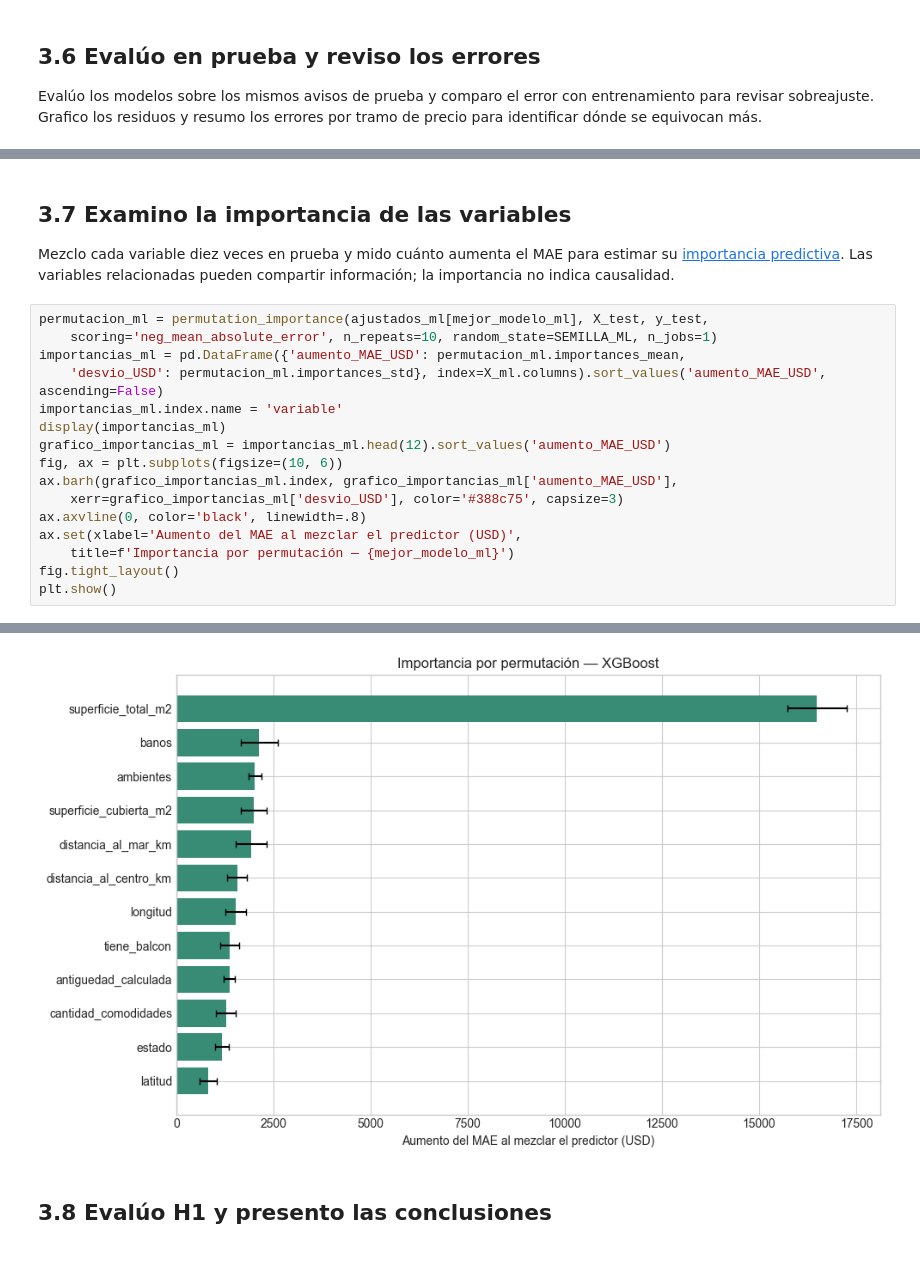
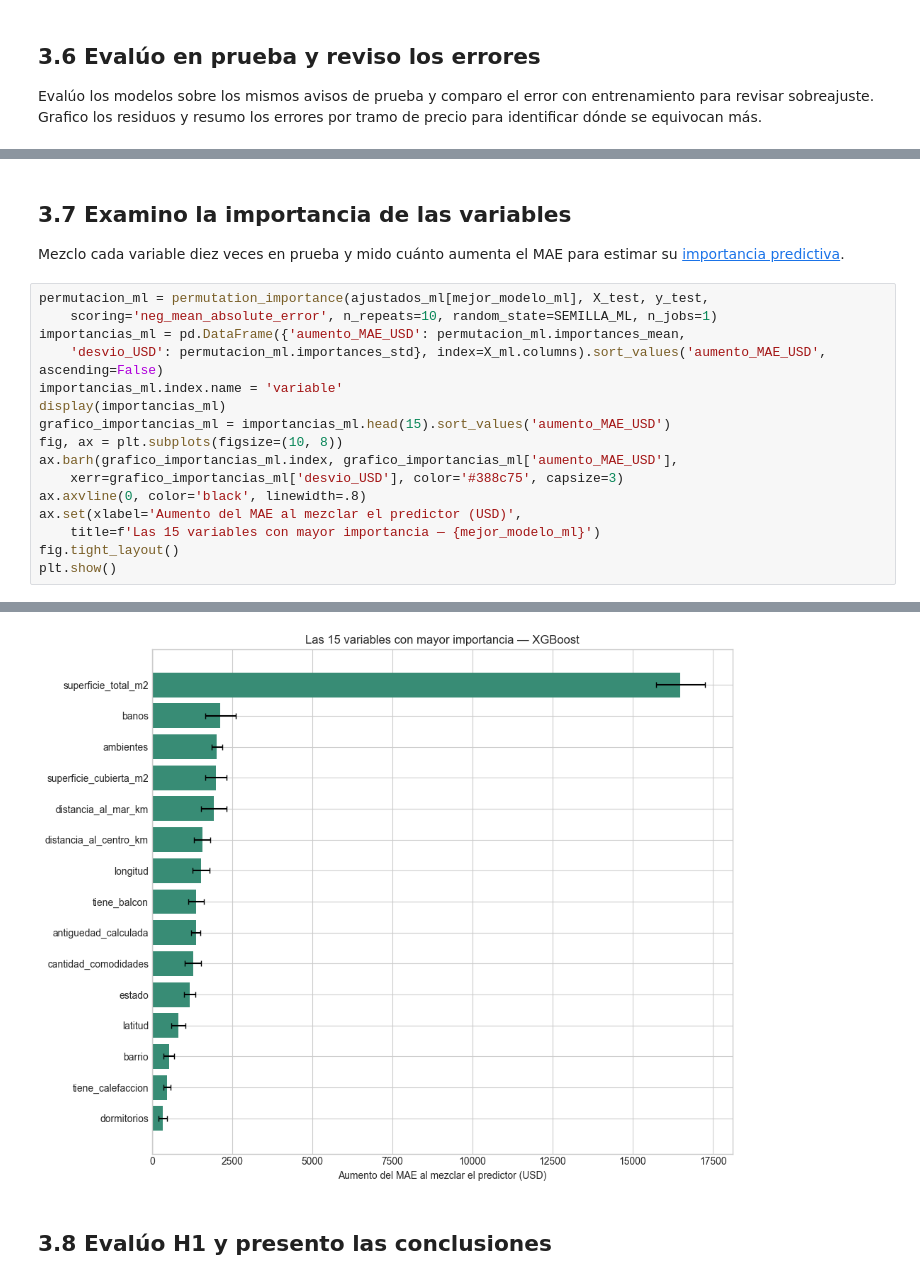
Before and after one commit to joaquingotte1/tfi-inmuebles-mar-del-plata, a Jupyter notebook: DATA_MODELING/01_EDA.ipynb, the cells around one changed output, grey strips where cells are left out. Cells and saved outputs as stored; diff of their text form.

```diff
--- a/DATA_MODELING/01_EDA.ipynb
+++ b/DATA_MODELING/01_EDA.ipynb
@@ -1771,42 +1770,42 @@ Un residuo positivo indica subestimación. Estos tramos corresponden al precio d
 # %% [markdown]
 ## 3.7 Examino la importancia de las variables
 
-Mezclo cada variable diez veces en prueba y mido cuánto aumenta el MAE para estimar su [importancia predictiva](https://scikit-learn.org/1.0/modules/permutation_importance.html). Las variables relacionadas pueden compartir información; la importancia no indica causalidad.
+Mezclo cada variable diez veces en prueba y mido cuánto aumenta el MAE para estimar su [importancia predictiva](https://scikit-learn.org/1.0/modules/permutation_importance.html).
 # %%
 permutacion_ml = permutation_importance(ajustados_ml[mejor_modelo_ml], X_test, y_test,
     scoring='neg_mean_absolute_error', n_repeats=10, random_state=SEMILLA_ML, n_jobs=1)
 importancias_ml = pd.DataFrame({'aumento_MAE_USD': permutacion_ml.importances_mean,
     'desvio_USD': permutacion_ml.importances_std}, index=X_ml.columns).sort_values('aumento_MAE_USD', ascending=False)
 importancias_ml.index.name = 'variable'
 display(importancias_ml)
-grafico_importancias_ml = importancias_ml.head(12).sort_values('aumento_MAE_USD')
-fig, ax = plt.subplots(figsize=(10, 6))
+grafico_importancias_ml = importancias_ml.head(15).sort_values('aumento_MAE_USD')
+fig, ax = plt.subplots(figsize=(10, 8))
 ax.barh(grafico_importancias_ml.index, grafico_importancias_ml['aumento_MAE_USD'],
     xerr=grafico_importancias_ml['desvio_USD'], color='#388c75', capsize=3)
 ax.axvline(0, color='black', linewidth=.8)
 ax.set(xlabel='Aumento del MAE al mezclar el predictor (USD)',
-    title=f'Importancia por permutación — {mejor_modelo_ml}')
+    title=f'Las 15 variables con mayor importancia — {mejor_modelo_ml}')
 fig.tight_layout()
 plt.show()
 # %% [output]
 |  | aumento_MAE_USD | desvio_USD |
 | variable |  |  |
 | superficie_total_m2 | 16,484.090 | 765.581 |
 | banos | 2,130.224 | 475.988 |
 | ambientes | 2,023.909 | 174.489 |
 | superficie_cubierta_m2 | 1,995.639 | 326.727 |
 | distancia_al_mar_km | 1,928.134 | 391.108 |
 | distancia_al_centro_km | 1,570.798 | 252.464 |
 | longitud | 1,528.158 | 266.898 |
 | tiene_balcon | 1,371.533 | 238.209 |
 | antiguedad_calculada | 1,363.400 | 148.264 |
 | cantidad_comodidades | 1,280.465 | 257.639 |
 | ... | ... | ... |
 | tiene_cocina_equipada | 21.223 | 34.608 |
 | disposicion | 11.532 | 66.819 |
 | cerca_del_mar | 10.005 | 3.872 |
 | tiene_gas_natural | -0.513 | 26.884 |
 | tipo_gas | -42.451 | 118.335 |
-[figure, old version]
+[figure, new version]
 # %% [markdown]
 ## 3.8 Evalúo H1 y presento las conclusiones
```
Also changed, not shown: parts of 15 cells of this notebook, 7 other files.
